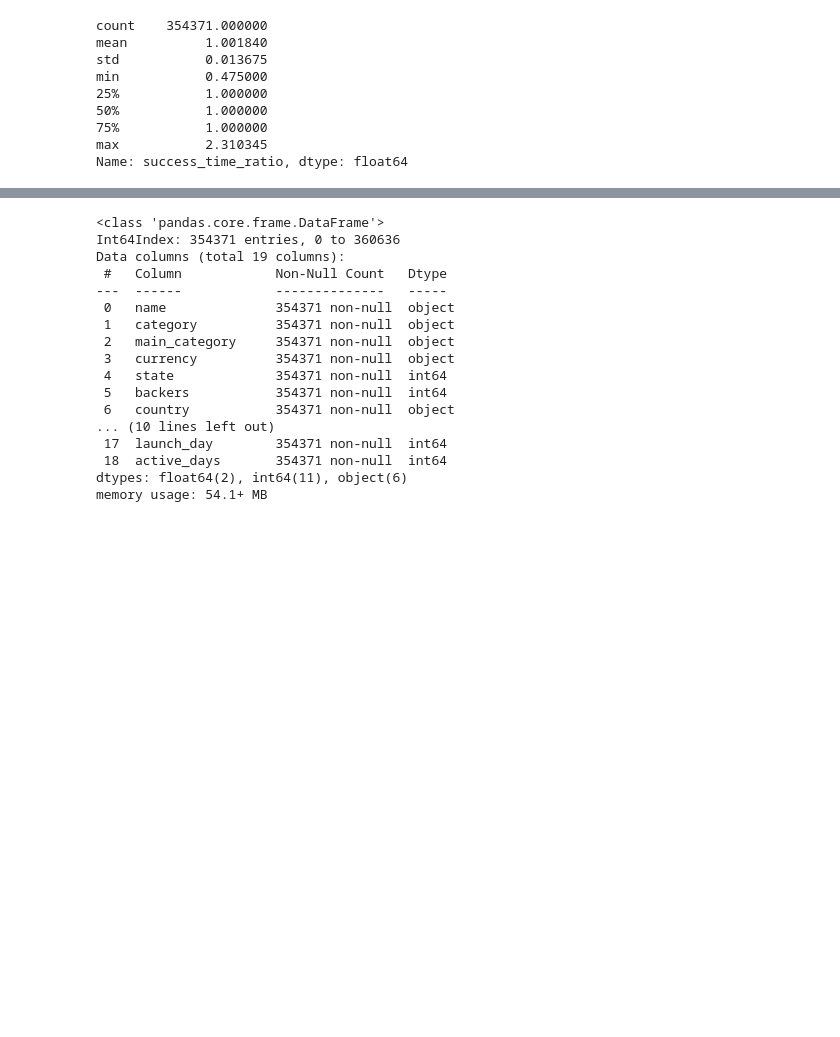
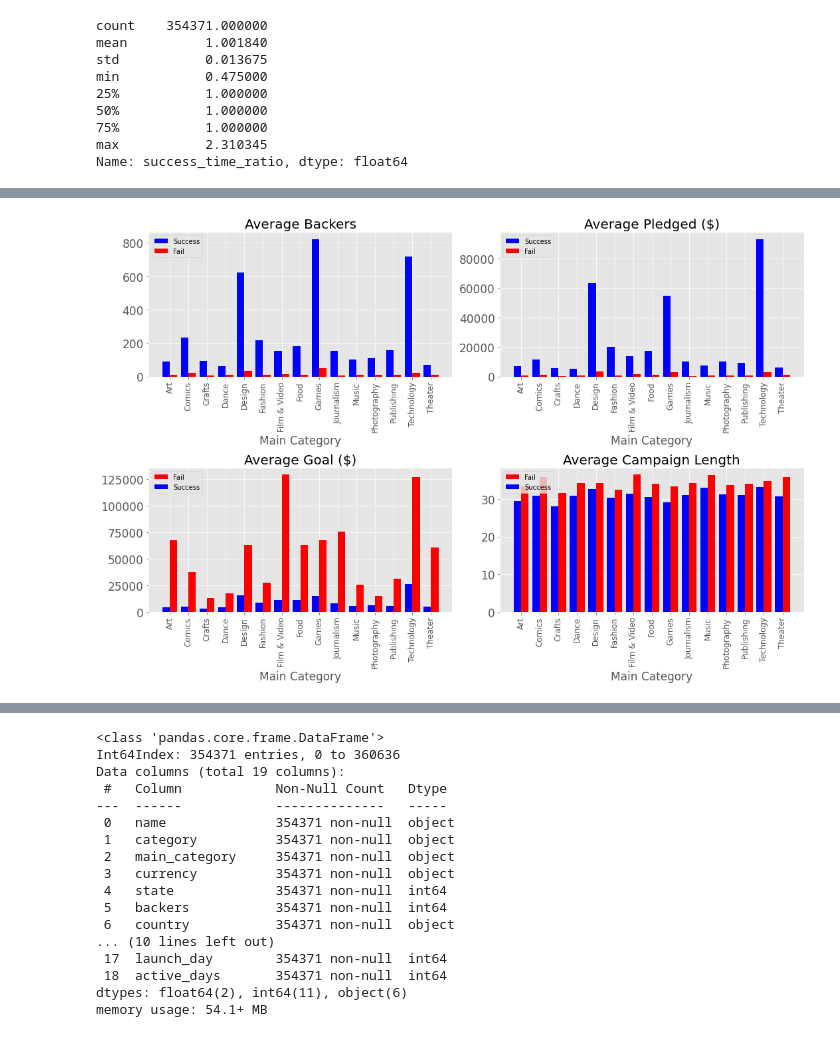
Before and after one commit to benkarlsberg/Ensemble-Deep-Learning-Model-Predict-Kickstarter-Success, a Jupyter notebook: EDA.ipynb, the cells around one changed output, grey strips where cells are left out. Saved outputs shown, nothing was run; the diff lists cells and outputs as text; code cells hidden in the pictures; blank space fills up the shorter version.

```diff
--- a/EDA.ipynb
+++ b/EDA.ipynb
@@ -525,4 +625,4 @@ df.describe()
 # %%
 # compare properties of sucesses and failures
-successes = df[df['state']==1].groupby('main_category')[['backers', 'usd_pledged_real', 'usd_goal_real', 'active_days', 'success_time_ratio']].mean()
-failures = df[df['state']==0].groupby('main_category')[['backers', 'usd_pledged_real', 'usd_goal_real', 'active_days', 'success_time_ratio']].mean()
+successes = df[df['state']==1].groupby('main_category')[['backers', 'usd_pledged_real', 'usd_goal_real', 'active_days']].mean()
+failures = df[df['state']==0].groupby('main_category')[['backers', 'usd_pledged_real', 'usd_goal_real', 'active_days']].mean()
@@ -568,0 +629,57 @@ fig.tight_layout()
+# %%
+fig, ax = plt.subplots(2, 2, figsize = (15, 10))
+
+
+
+
+# ax.bar(x - width/2, main_category_failures.values, width, label = 'Failures', color = 'r')
+# ax.bar(x + width/2, main_category_successes.values, width, label = 'Successes', color = 'b')
+
+labels = successes.index
+x = np.arange(len(labels))
+width = 0.4
+
+ax[0,0].bar(x - width/2, successes.backers, width, label = 'Success', color = 'b')
+ax[0,0].bar(x + width/2, failures.backers, width, label = 'Fail', color = 'r')
+ax[0,1].bar(x - width/2, successes.usd_pledged_real, width, label = 'Success', color = 'b')
+ax[0,1].bar(x + width/2, failures.usd_pledged_real, width, label = 'Fail', color = 'r')
+ax[1,0].bar(x + width/2, failures.usd_goal_real, width, label = 'Fail', color = 'r')
+ax[1,0].bar(x - width/2, successes.usd_goal_real, width, label = 'Success', color = 'b')
+ax[1,1].bar(x + width/2, failures.active_days, width, label = 'Fail', color = 'r')
+ax[1,1].bar(x - width/2, successes.active_days, width, label = 'Success', color = 'b')
+
+ax[0,0].legend(loc='best')
+ax[0,1].legend(loc='best')
+ax[1,0].legend(loc='best')
+ax[1,1].legend(loc='best')
+
+ax[0,0].set_title('Average Backers')
+ax[0,1].set_title('Average Pledged ($)')
+ax[1,0].set_title('Average Goal ($)')
+ax[1,1].set_title('Average Campaign Length')
+
+ax[0,0].set_xticks(x)
+ax[1,0].set_xticks(x)
+ax[0,1].set_xticks(x)
+ax[1,1].set_xticks(x)
+
+ax[0,0].set_xticklabels(labels, rotation=90, size = 12)
+ax[0,1].set_xticklabels(labels, rotation=90, size = 12)
+ax[1,0].set_xticklabels(labels, rotation=90, size = 12)
+ax[1,1].set_xticklabels(labels, rotation=90, size = 12)
+
+ax[0,0].set_xlabel('Main Category')
+ax[1,0].set_xlabel('Main Category')
+ax[0,1].set_xlabel('Main Category')
+ax[1,1].set_xlabel('Main Category')
+
+fig.tight_layout()
+
+# Projects that succeed have much lower goals --> Expecting goal size to be one of the biggest predictors
+# But they also had much higher pledge totals and backers (look at design for example)
+        # Many more backers for games compared to pledge amount (Gamers are cheaper! Technology has higher average pledge)
+# campiagn length (time between deadline and launch date) is slightly lower for successful projects
+
+# lower goals are easier to hit
+# %% [output]
+[figure, added]
```
Also changed, not shown: parts of 22 cells of this notebook, 1 other file.
